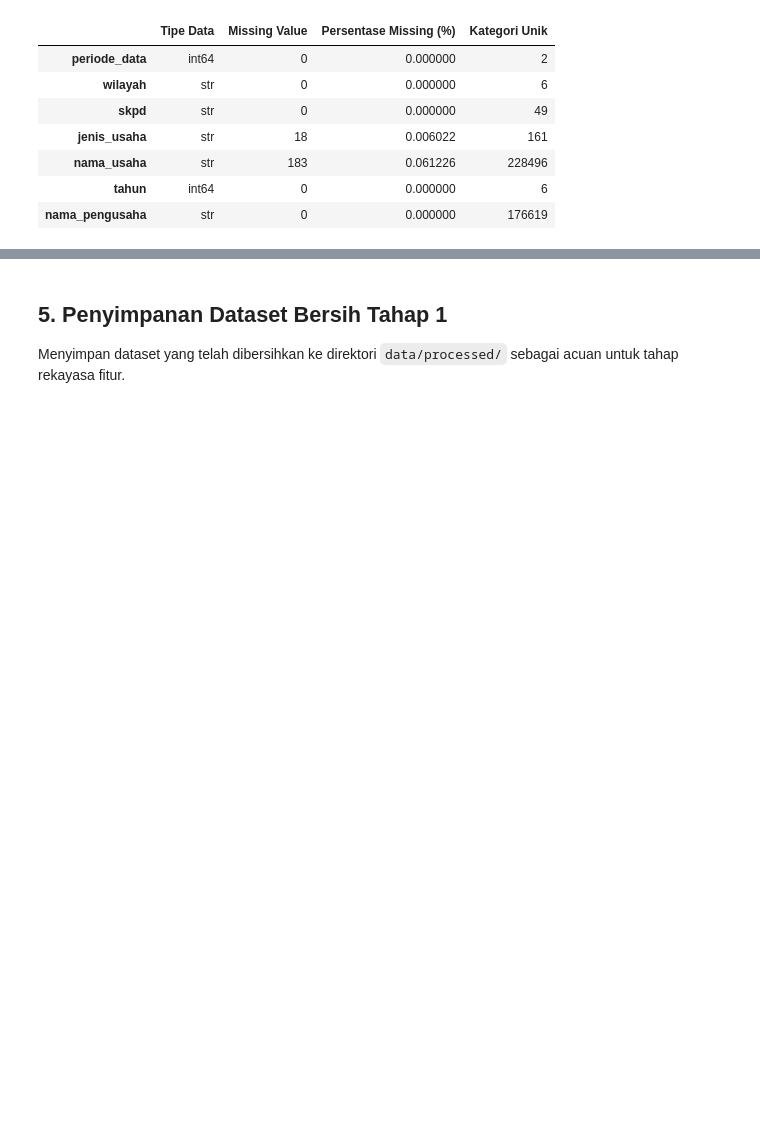
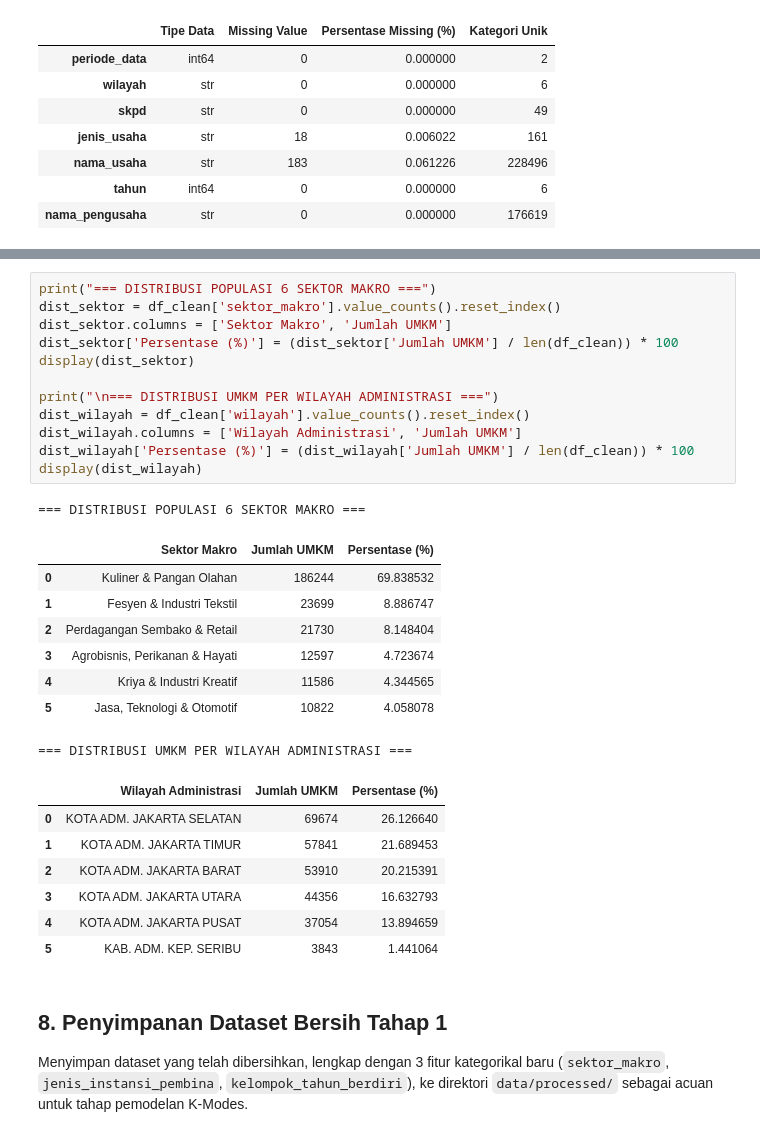
Before and after one commit to AdrianoDeshon1012/Program-Skripsi-Segmentasi-UMKM, a Jupyter notebook: notebooks/01_eda_and_preprocessing.ipynb, the cells around one changed output, grey strips where cells are left out. Cells and saved outputs as stored; diff of their text form; blank space fills up the shorter version.

```diff
--- a/notebooks/01_eda_and_preprocessing.ipynb
+++ b/notebooks/01_eda_and_preprocessing.ipynb
@@ -122,4 +323,33 @@ display(df_clean['jenis_usaha'].value_counts().head(10).reset_index())
+# %%
+print("=== DISTRIBUSI POPULASI 6 SEKTOR MAKRO ===")
+dist_sektor = df_clean['sektor_makro'].value_counts().reset_index()
+dist_sektor.columns = ['Sektor Makro', 'Jumlah UMKM']
+dist_sektor['Persentase (%)'] = (dist_sektor['Jumlah UMKM'] / len(df_clean)) * 100
+display(dist_sektor)
+
+print("\n=== DISTRIBUSI UMKM PER WILAYAH ADMINISTRASI ===")
+dist_wilayah = df_clean['wilayah'].value_counts().reset_index()
+dist_wilayah.columns = ['Wilayah Administrasi', 'Jumlah UMKM']
+dist_wilayah['Persentase (%)'] = (dist_wilayah['Jumlah UMKM'] / len(df_clean)) * 100
+display(dist_wilayah)
+# %% [output]
+=== DISTRIBUSI POPULASI 6 SEKTOR MAKRO ===
+|  | Sektor Makro | Jumlah UMKM | Persentase (%) |
+| 0 | Kuliner & Pangan Olahan | 186244 | 69.838532 |
+| 1 | Fesyen & Industri Tekstil | 23699 | 8.886747 |
+| 2 | Perdagangan Sembako & Retail | 21730 | 8.148404 |
+| 3 | Agrobisnis, Perikanan & Hayati | 12597 | 4.723674 |
+| 4 | Kriya & Industri Kreatif | 11586 | 4.344565 |
+| 5 | Jasa, Teknologi & Otomotif | 10822 | 4.058078 |
+=== DISTRIBUSI UMKM PER WILAYAH ADMINISTRASI ===
+|  | Wilayah Administrasi | Jumlah UMKM | Persentase (%) |
+| 0 | KOTA ADM. JAKARTA SELATAN | 69674 | 26.126640 |
+| 1 | KOTA ADM. JAKARTA TIMUR | 57841 | 21.689453 |
+| 2 | KOTA ADM. JAKARTA BARAT | 53910 | 20.215391 |
+| 3 | KOTA ADM. JAKARTA UTARA | 44356 | 16.632793 |
+| 4 | KOTA ADM. JAKARTA PUSAT | 37054 | 13.894659 |
+| 5 | KAB. ADM. KEP. SERIBU | 3843 | 1.441064 |
 # %% [markdown]
-## 5. Penyimpanan Dataset Bersih Tahap 1
-Menyimpan dataset yang telah dibersihkan ke direktori `data/processed/` sebagai acuan untuk tahap rekayasa fitur.
+## 8. Penyimpanan Dataset Bersih Tahap 1
+Menyimpan dataset yang telah dibersihkan, lengkap dengan 3 fitur kategorikal baru (`sektor_makro`, `jenis_instansi_pembina`, `kelompok_tahun_berdiri`), ke direktori `data/processed/` sebagai acuan untuk tahap pemodelan K-Modes.
 # %%
```
Also changed, not shown: parts of 13 cells of this notebook, 7 other files.
